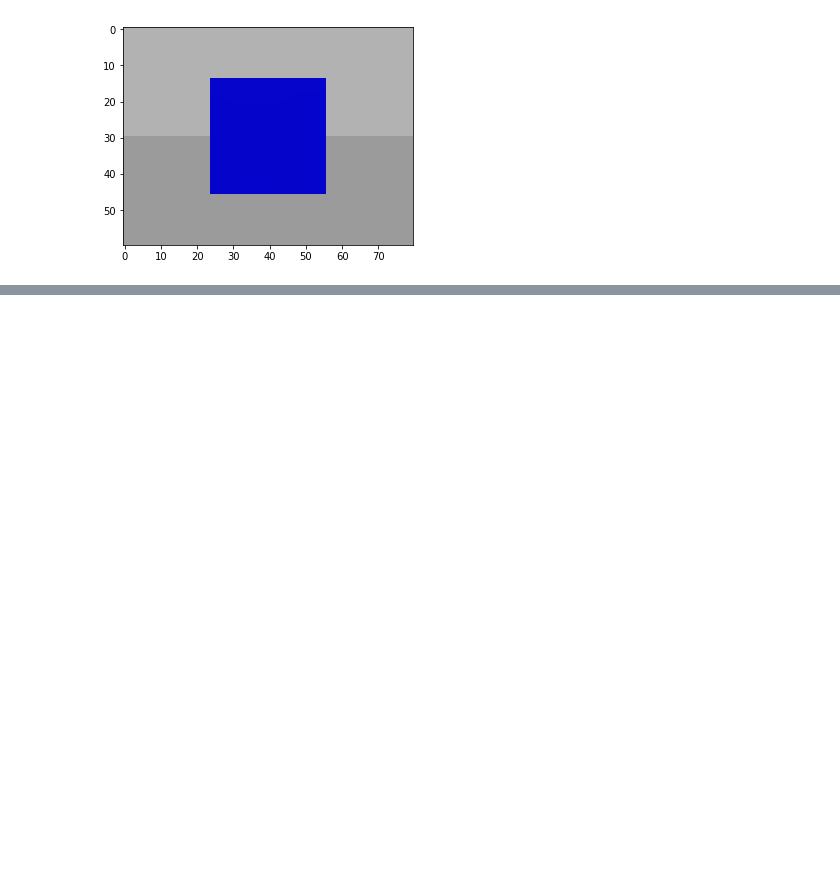
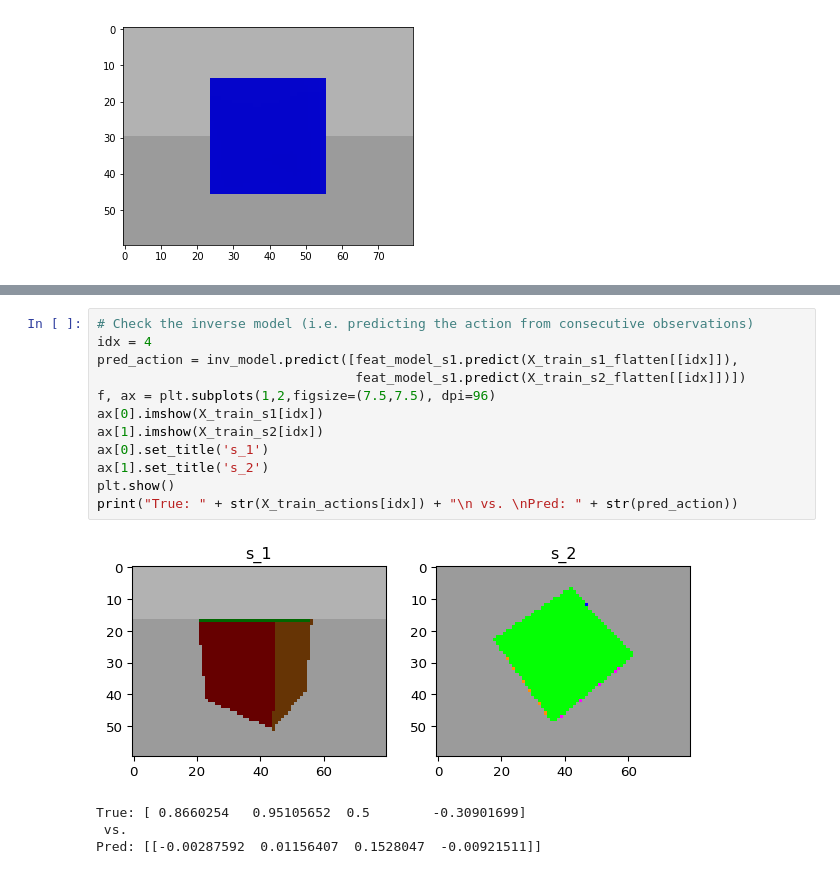
Before and after one commit to tik0/2019_QUT_DAAD_DEMO, a Jupyter notebook: catkin_ws/notebooks/ICM_rubiks_simple.ipynb, the cells around one changed output, grey strips where cells are left out. Cells and saved outputs as stored; diff of their text form; blank space fills up the shorter version.

```diff
--- a/catkin_ws/notebooks/ICM_rubiks_simple.ipynb
+++ b/catkin_ws/notebooks/ICM_rubiks_simple.ipynb
@@ -293,0 +245,17 @@ np.ones((len(X_train),1)).shape
+# %%
+# Check the inverse model (i.e. predicting the action from consecutive observations)
+idx = 4
+pred_action = inv_model.predict([feat_model_s1.predict(X_train_s1_flatten[[idx]]),
+                                 feat_model_s1.predict(X_train_s2_flatten[[idx]])])
+f, ax = plt.subplots(1,2,figsize=(7.5,7.5), dpi=96)
+ax[0].imshow(X_train_s1[idx])
+ax[1].imshow(X_train_s2[idx])
+ax[0].set_title('s_1')
+ax[1].set_title('s_2')
+plt.show()
+print("True: " + str(X_train_actions[idx]) + "\n vs. \nPred: " + str(pred_action))
+# %% [output]
+[figure, added]
+True: [ 0.8660254   0.95105652  0.5        -0.30901699]
+ vs.
+Pred: [[-0.00287592  0.01156407  0.1528047  -0.00921511]]
```
Also changed, not shown: parts of 16 cells of this notebook.
